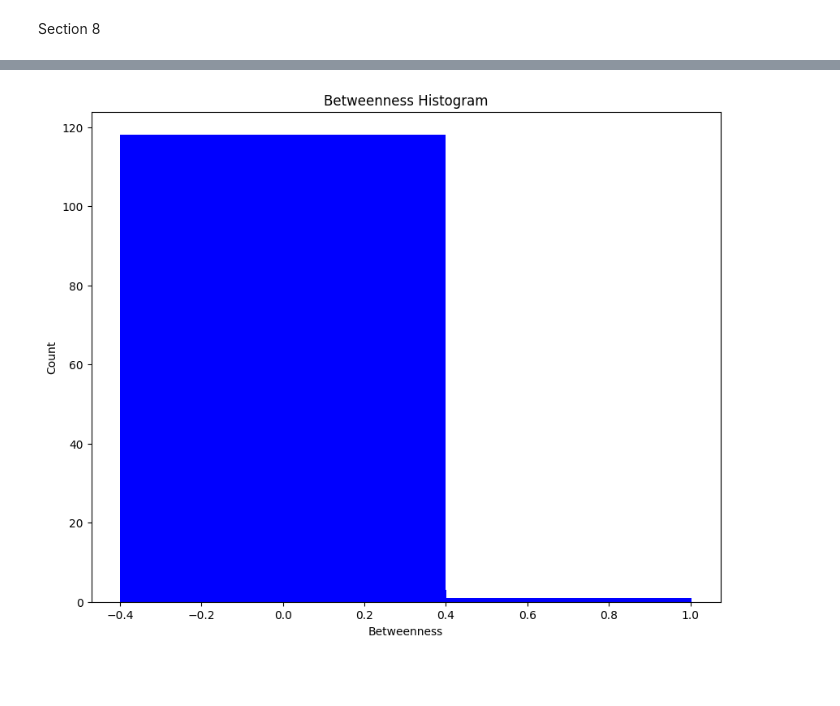
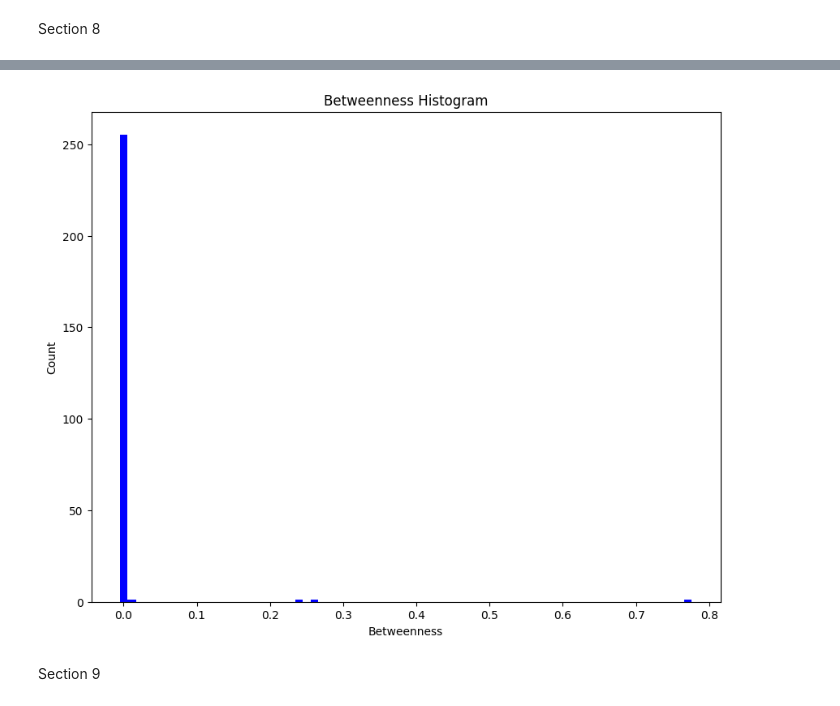
Before and after one commit to pahiz/sna-project, a Jupyter notebook: sosial_graph.ipynb, the cells around one changed output, grey strips where cells are left out. Saved outputs shown, nothing was run; the diff lists cells and outputs as text; code cells hidden in the pictures; blank space fills up the shorter version.

```diff
--- a/sosial_graph.ipynb
+++ b/sosial_graph.ipynb
@@ -12,7 +12,7 @@ def isNaN(num):
     return num != num
 # %%
 # read values from excel database
-xlsx_path = 'tweets_database.xlsx'
+xlsx_path = 'tweets_database_1500.xlsx'
 data = pd.read_excel(xlsx_path,
                   names=['HASHTAG', 'OTHER HASHTAGS', "Twitter ID", "tweet message", "retweet","location", "followers"])
 #data
@@ -230,21 +231,23 @@ plt.show()
 # %%
 # betweenness histogram
 betweennessness = dict(nx.betweenness_centrality(G))
 degree_sequence = sorted([betweennessness[hashtag] for hashtag in betweennessness], reverse=True)  # degree sequence
 degreeCount = collections.Counter(degree_sequence)
 deg, cnt = zip(*degreeCount.items())
 
 figure(figsize=(10, 8), dpi=100)
-plt.bar(deg, cnt, width=0.80, color='b')
+plt.bar(deg, cnt, width=0.01, color='b')
 
 plt.title("Betweenness Histogram")
 plt.ylabel("Count")
 plt.xlabel("Betweenness")
 
 # draw graph in inset
 plt.axes([0.4, 0.4, 0.5, 0.5])
 pos = nx.spring_layout(G)
 plt.axis('off')
 plt.show()
 # %% [output]
-[figure, old version]
+[figure, new version]
+# %% [markdown]
+Section 9
```
Also changed, not shown: parts of 11 cells of this notebook.
